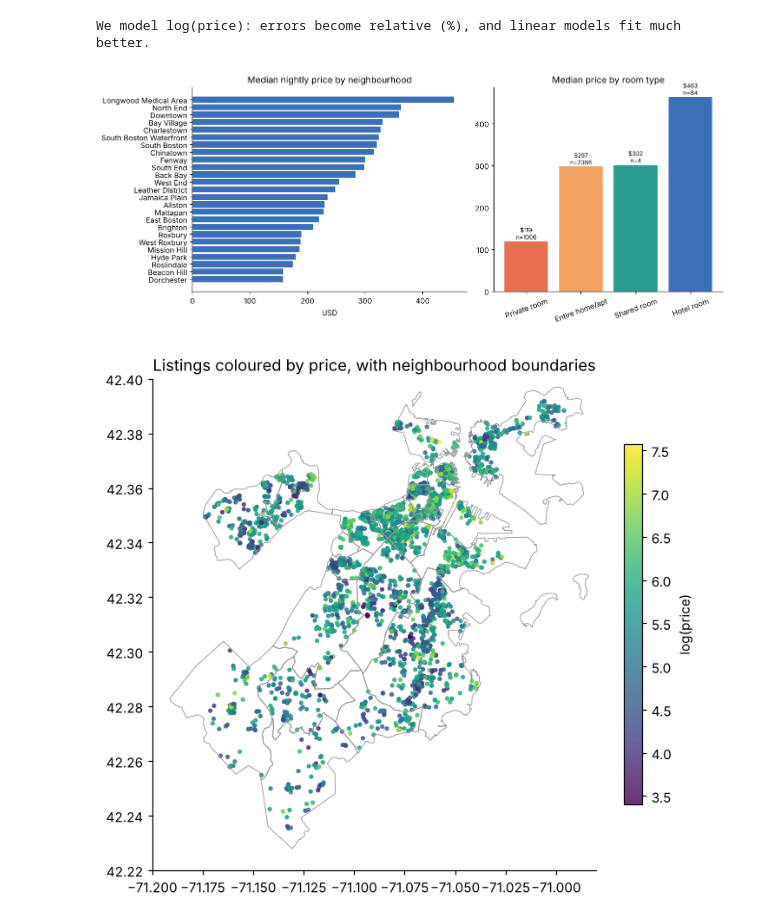
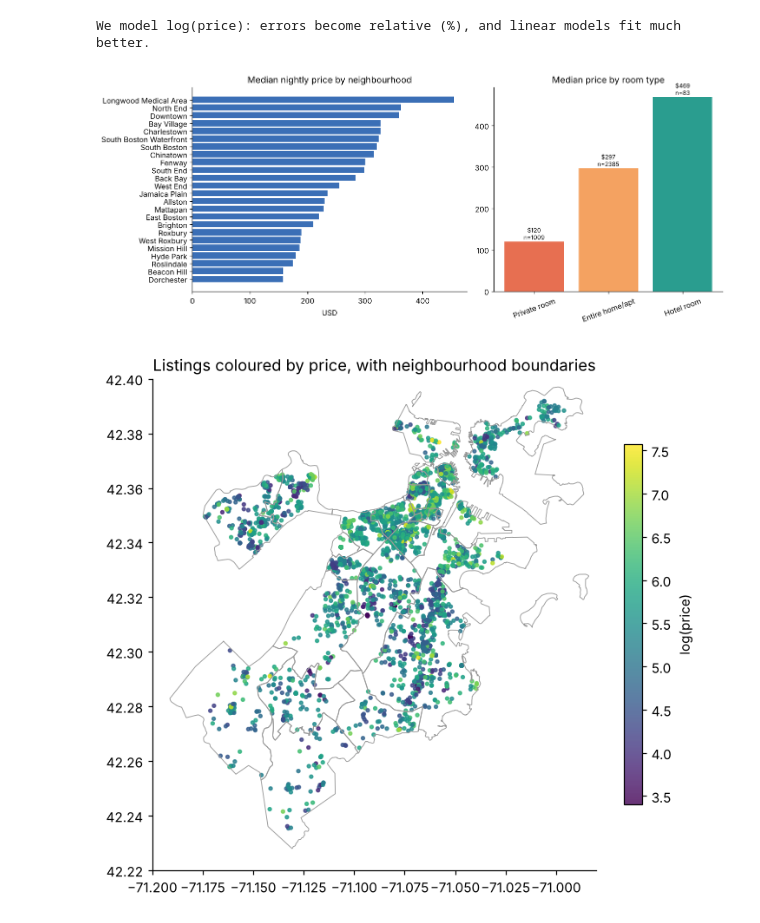
Before and after one commit to praeknc/ent101, a Jupyter notebook: airbnb-pricing/notebooks/boston_airbnb_pricing.ipynb, the cells around one changed output. Saved outputs shown, nothing was run; the diff lists cells and outputs as text; code cells hidden in the pictures.

```diff
--- a/airbnb-pricing/notebooks/boston_airbnb_pricing.ipynb
+++ b/airbnb-pricing/notebooks/boston_airbnb_pricing.ipynb
@@ -135,0 +121,12 @@ Name: price, dtype: float64
+# %%
+official = hoods["neighbourhood"]
+n0 = len(listings)
+n1 = int(listings["price"].notna().sum())
+df, precheck_report = pf.precheck(listings, official, geo)
+n2 = len(df)
+upper = pf.PRICE_RANGE[1]
+NEIGHBOURHOODS = pf.model_neighbourhoods(official)
+a0 = df[df["availability_365"] == 0]
+print(f"rows: {n0} raw -> {n1} priced -> {n2} after pre-check")
+print(f"evidence for keeping availability-0 listings: median reviews in last 12 months = {a0['number_of_reviews_ltm'].median():.0f}")
+precheck_report
@@ -147,16 +164,16 @@ We model log(price): errors become relative (%), and linear models fit much bett
 # %%
 fig, ax = plt.subplots(1, 2, figsize=(12, 5), gridspec_kw={"width_ratios": [1.2, 1]})
 by_hood = df.groupby("neighbourhood")["price"].agg(["median", "count"]).sort_values("median")
 ax[0].barh(by_hood.index, by_hood["median"], color="#3b6fb6")
 ax[0].set_title("Median nightly price by neighbourhood"); ax[0].set_xlabel("USD")
 rt = df.groupby("room_type")["price"].agg(["median", "count"]).sort_values("median")
-ax[1].bar(rt.index, rt["median"], color=["#e76f51", "#f4a261", "#2a9d8f", "#3b6fb6"])
+ax[1].bar(rt.index, rt["median"], color=["#e76f51", "#f4a261", "#2a9d8f", "#3b6fb6"][:len(rt)])
 ax[1].set_title("Median price by room type"); ax[1].tick_params(axis="x", rotation=20)
 for i, (m, c) in enumerate(zip(rt["median"], rt["count"])):
     ax[1].text(i, m + 5, f"${m:.0f}\nn={c}", ha="center", fontsize=8)
 plt.tight_layout(); plt.show()
 # %% [output]
-[figure, old version]
+[figure, new version]
 # %%
 def draw_boundaries(ax):
     for f in geo["features"]:
```
Also changed, not shown: parts of 41 cells of this notebook, 12 other files.
